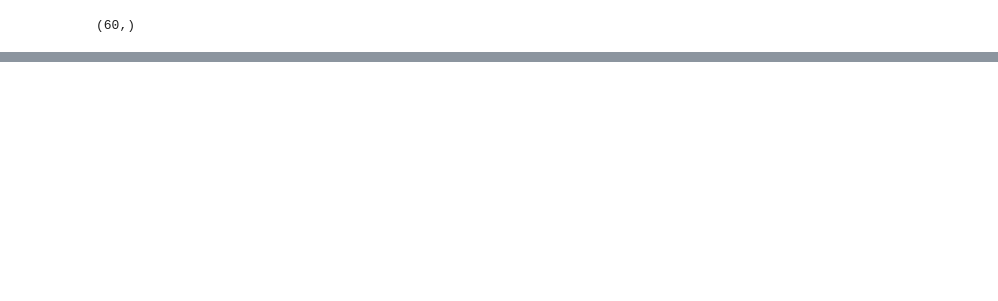
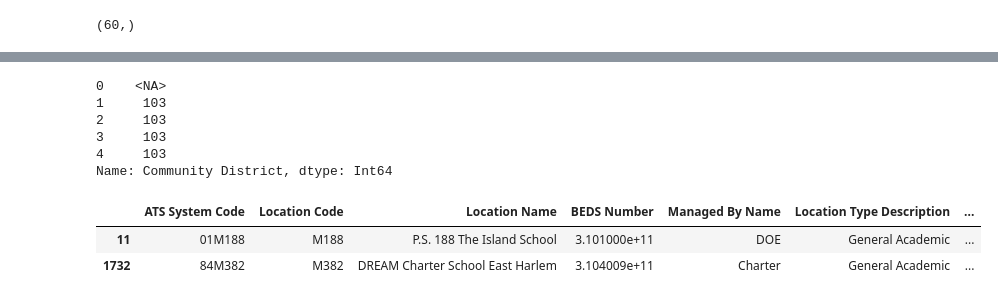
Before and after one commit to tali0n-git/NYC_Public_Schools_Analysis, a Jupyter notebook: SchoolLocationData_EDA.ipynb, the cells around one changed output, grey strips where cells are left out. Drawn from its saved outputs; the diff is of its cells as text; code cells hidden in the pictures; blank space fills up the shorter version.

```diff
--- a/SchoolLocationData_EDA.ipynb
+++ b/SchoolLocationData_EDA.ipynb
@@ -192,0 +205,15 @@ school_data['Community District'].value_counts().shape
+# %%
+school_data['Community District'].head()
+# %% [output]
+0    <NA>
+1     103
+2     103
+3     103
+4     103
+Name: Community District, dtype: Int64
+# %%
+school_data[school_data['City'] == 'NEW YORK']
+# %% [output]
+|  | ATS System Code | Location Code | Location Name | BEDS Number | Managed By Name | Location Type Description | ... |
+| 11 | 01M188 | M188 | P.S. 188 The Island School | 3.101000e+11 | DOE | General Academic | ... |
+| 1732 | 84M382 | M382 | DREAM Charter School East Harlem | 3.104009e+11 | Charter | General Academic | ... |
```
Also changed, not shown: parts of 23 cells of this notebook.
